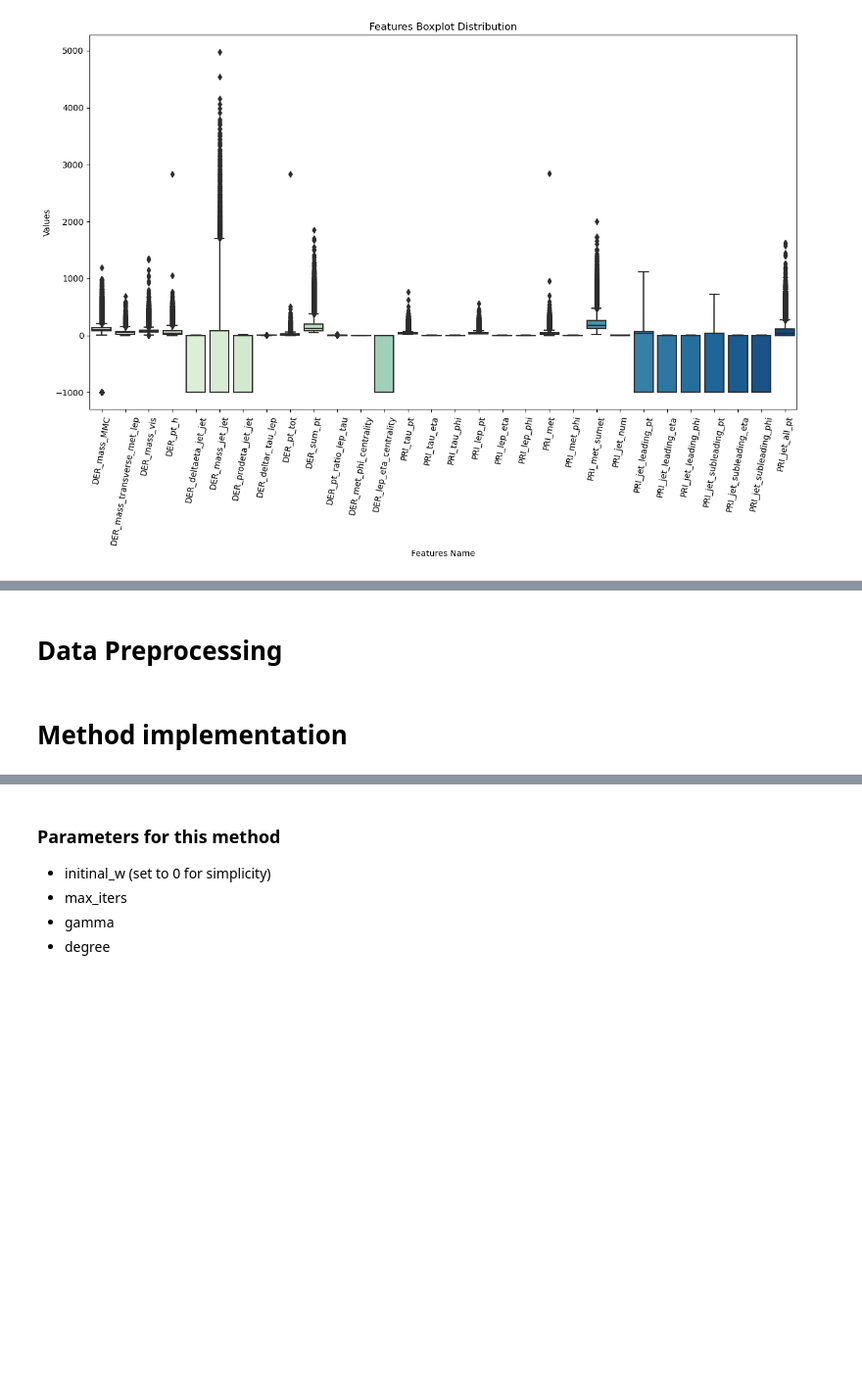
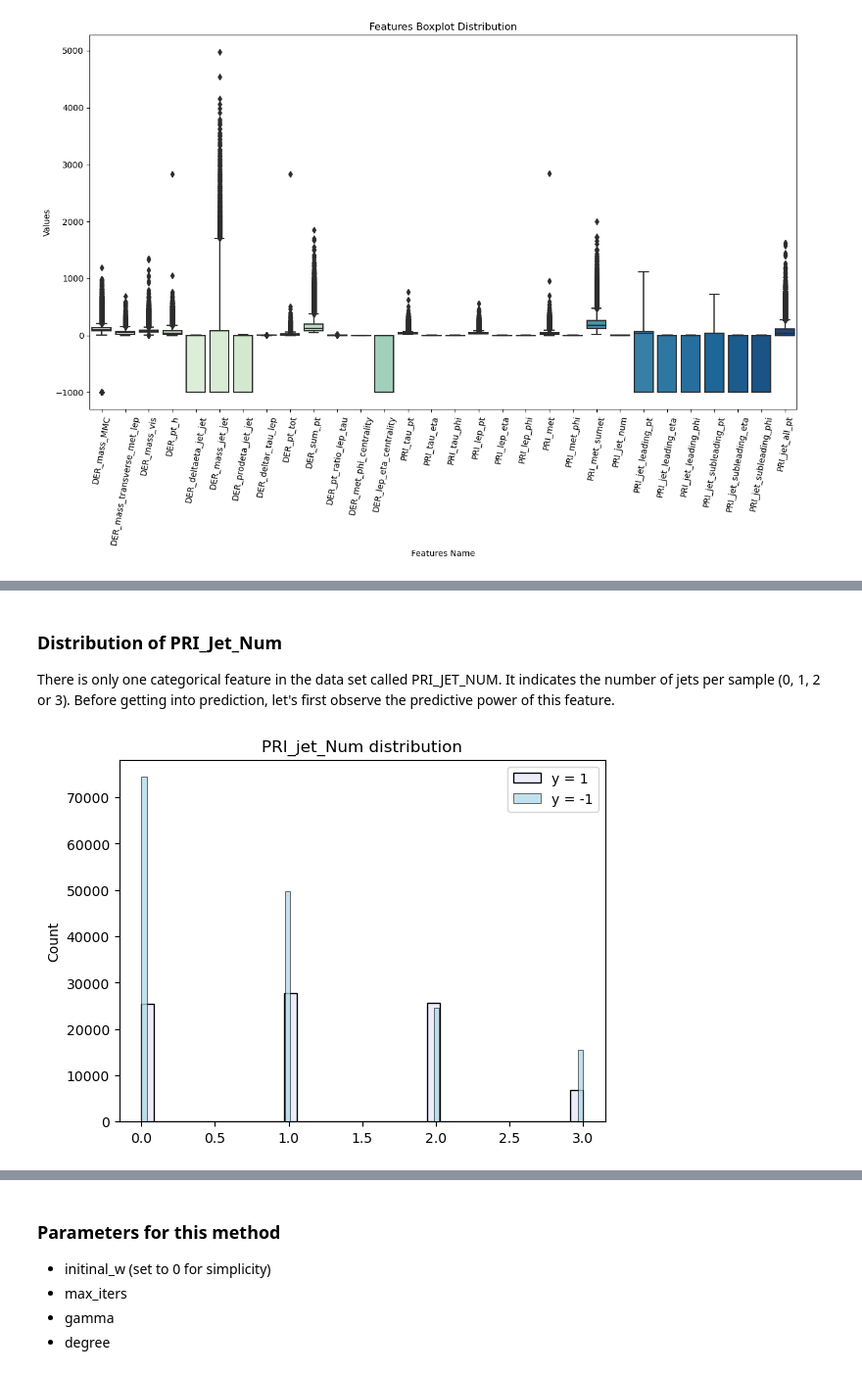
Before and after one commit to Alicia-max/ML--Binary-classification_Higgs-boson-competition, a Jupyter notebook: project/visu.ipynb, the cells around one changed output, grey strips where cells are left out. Shown: that part at 98% size. Cells and saved outputs as stored; diff of their text form; code cells hidden in the pictures; blank space fills up the shorter version.

```diff
--- a/project/visu.ipynb
+++ b/project/visu.ipynb
@@ -86,2 +92,0 @@ for idx in range(tX.shape[1]):
-# %% [markdown]
-# Data Preprocessing
@@ -104,2 +93,12 @@ preprocessed_y = preprocessed_y[chosen_group]
-# %% [markdown]
-# Method implementation
+# %% [markdown]
+### Distribution of PRI_Jet_Num
+There is only one categorical feature in the data set called PRI_JET_NUM. It indicates the number of jets per sample (0, 1, 2 or 3). Before getting into prediction, let's first observe the predictive power of this feature.
+# %%
+ax=plt.subplot(1,1, 1)
+sns.histplot(tX[:,22][y==1], ax=ax, color='black')
+sns.histplot(tX[:,22][y==-1],ax=ax,  color='lightseagreen')
+ax.set_title("PRI_jet_Num distribution")
+ax.legend(["y = 1", "y = -1"])
+plt.show()
+# %% [output]
+[figure, added]
```
Also changed, not shown: parts of 48 cells of this notebook, 2 other files.
